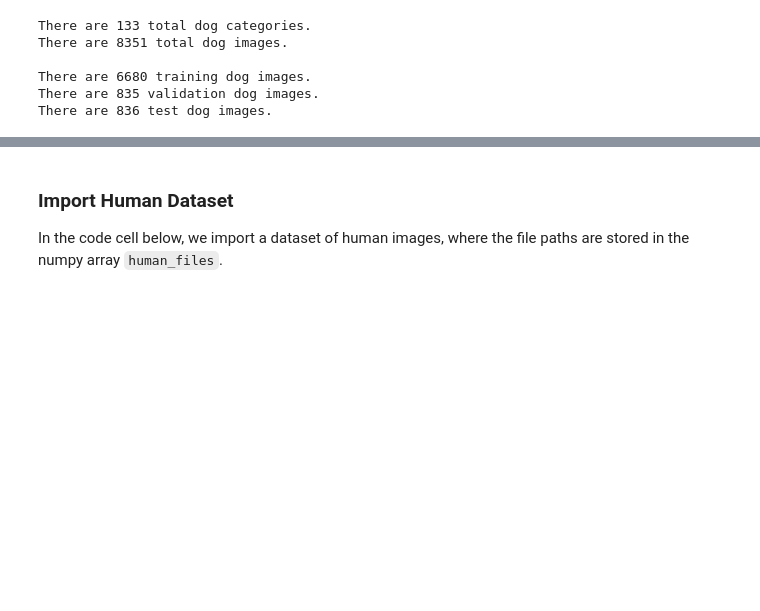
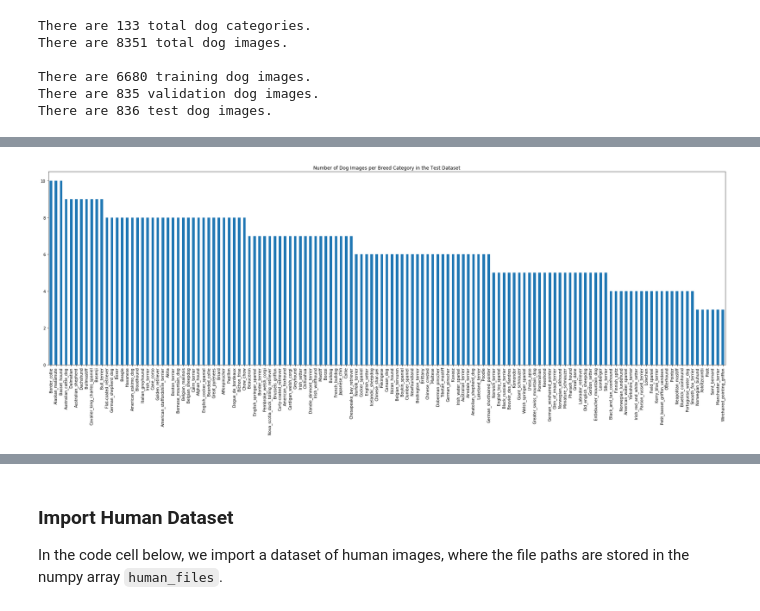
Before and after one commit to dujamaa/Proj4_DogBreeds, a Jupyter notebook: dog_app.ipynb, the cells around one changed output, grey strips where cells are left out. Cells and saved outputs as stored; diff of their text form; code cells hidden in the pictures; blank space fills up the shorter version.

```diff
--- a/dog_app.ipynb
+++ b/dog_app.ipynb
@@ -116,0 +117,16 @@ plt.savefig('images/training_dogbreed_distribution');
+# %%
+# Visualize distribution of dog breeds in test dataset
+testdata = pd.DataFrame(test_files)
+testdata.columns = ['target']
+dogbreed_test = pd.DataFrame(testdata['target'].str.split("\\").str[1])
+dogbreed_test['dogbreed']=dogbreed_test['target'].str[4:]
+
+dogbreed_testfreq = pd.DataFrame(dogbreed_test['dogbreed'].value_counts())
+dogbreed_testfreq.columns = ['num_images']
+
+dogbreed_testfreq.plot.bar(figsize=(25,10), rot=90, fontsize=10, legend=False)
+plt.title('Number of Dog Images per Breed Category in the Test Dataset')
+plt.tight_layout()
+plt.savefig('images/test_dogbreed_distribution');
+# %% [output]
+[figure, added]
```
Also changed, not shown: parts of 14 cells of this notebook, 7 other files.
